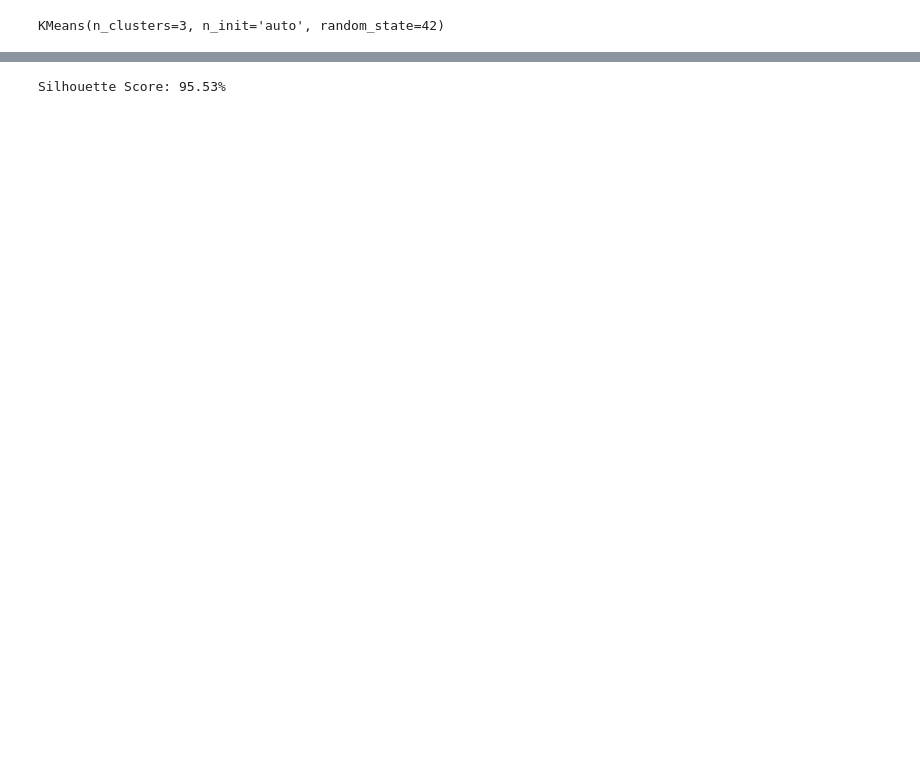
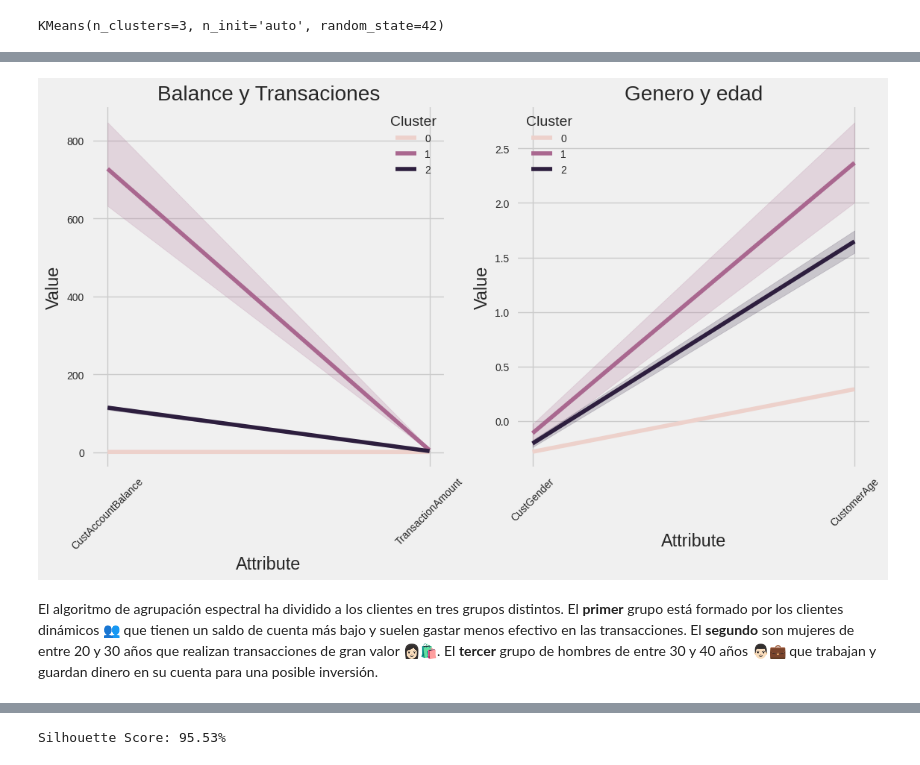
Before and after one commit to ArturoDiaz02/Bank-Customer-Segmentation, a Jupyter notebook: source/CS_Bank_Transaction_v2.ipynb, the cells around one changed output, grey strips where cells are left out. Saved outputs shown, nothing was run; the diff lists cells and outputs as text; code cells hidden in the pictures; blank space fills up the shorter version.

```diff
--- a/source/CS_Bank_Transaction_v2.ipynb
+++ b/source/CS_Bank_Transaction_v2.ipynb
@@ -1083,2 +1267,48 @@ KMeans(n_clusters=3, n_init='auto', random_state=42)
+# %%
+def viewTheClustersKmeans3(RFM_df_kmeans3):
+    """
+    This function generate the plot with the clusters
+
+    Args:
+      df (pandas.DataFrame): DataFrame with the data used to generate the clusters.
+
+    Returns:
+      none
+    """
+
+    df_n = pd.DataFrame(RFM_df_kmeans3, columns=["Frequency", "CustGender", "CustLocation", "CustAccountBalance", "TransactionAmount", "CustomerAge"])
+
+    df_n["ID"] = RFM_df_kmeans3.index
+    df_n["Cluster"] = model1.labels_
+
+    df_nor_melt = pd.melt(df_n.reset_index(),
+                      id_vars=['ID', 'Cluster'],
+                      value_vars=["CustAccountBalance", "TransactionAmount"],
+                      var_name='Attribute',
+                      value_name='Value')
+
+    df_nor_melt2 = pd.melt(df_n.reset_index(),
+                      id_vars=['ID', 'Cluster'],
+                      value_vars=[ "CustGender", "CustomerAge"],
+                      var_name='Attribute',
+                      value_name='Value')
+
+    fig, (ax1, ax2) = plt.subplots(ncols=2, figsize=(12, 6))
+
+    sns.lineplot(x='Attribute', y='Value', hue='Cluster', data=df_nor_melt, ax=ax1)
+    ax1.set_xticklabels(ax1.get_xticklabels(), rotation=45)
+    ax1.set_title('Balance y Transaciones')
+
+    sns.lineplot(x='Attribute', y='Value', hue='Cluster', data=df_nor_melt2, ax=ax2)
+    ax2.set_xticklabels(ax2.get_xticklabels(), rotation=45)
+    ax2.set_title('Genero y edad')
+
+    plt.show()
+
+viewTheClustersKmeans3(RFM_df_kmeans3)
+# %% [output]
+[figure, added]
+# %% [markdown]
+El algoritmo de agrupación espectral ha dividido a los clientes en tres grupos distintos. El **primer** grupo está formado por los clientes dinámicos 👥 que tienen un saldo de cuenta más bajo y suelen gastar menos efectivo en las transacciones. El **segundo** son mujeres de entre 20 y 30 años que realizan transacciones de gran valor 👩🏻🛍️. El **tercer** grupo de hombres de entre 30 y 40 años 👨🏻💼 que trabajan y guardan dinero en su cuenta para una posible inversión.
 # %%
 dataframeToArray = RFM_df_importance.to_numpy()
```
Also changed, not shown: parts of 69 cells of this notebook.
